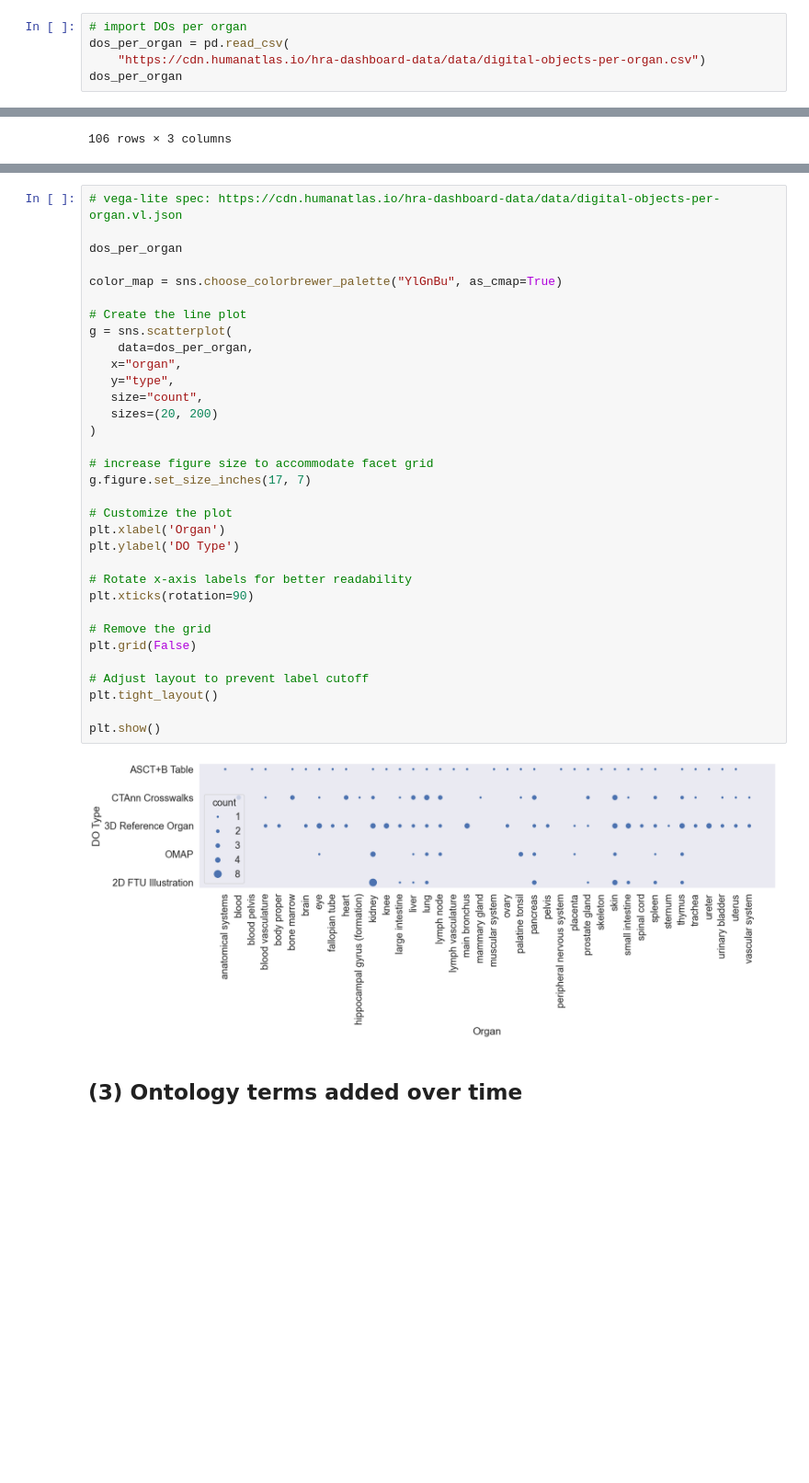
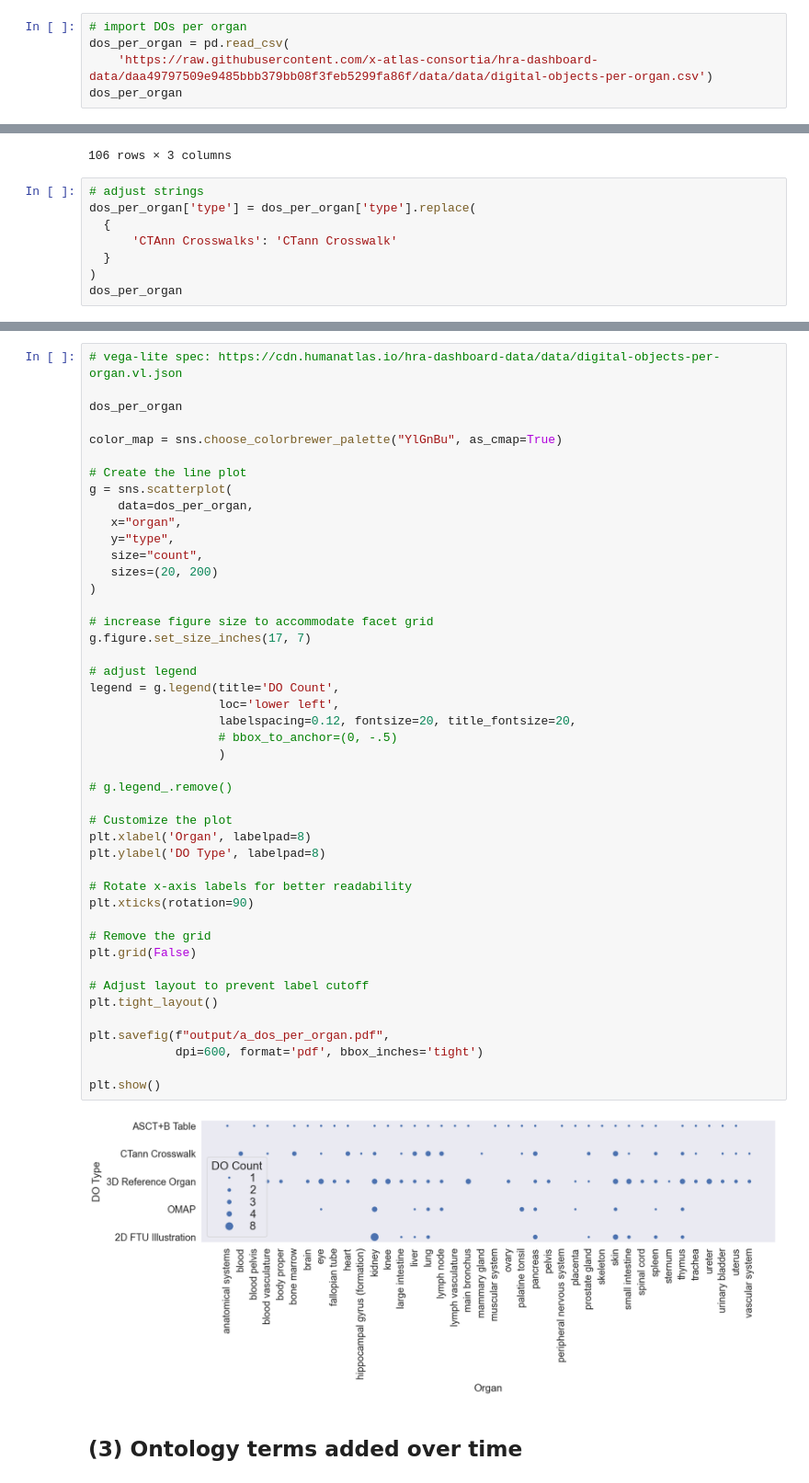
Before and after one commit to cns-iu/hra-kg-supporting-information, a Jupyter notebook: notebooks/hra-kg-technical-validation.ipynb, the cells around one changed output, grey strips where cells are left out. Shown at 92% size. Cells and saved outputs as stored; diff of their text form; blank space fills up the shorter version.

```diff
--- a/notebooks/hra-kg-technical-validation.ipynb
+++ b/notebooks/hra-kg-technical-validation.ipynb
@@ -237,7 +254,7 @@ plt.show()
 # %%
 # import DOs per organ
 dos_per_organ = pd.read_csv(
-    "https://cdn.humanatlas.io/hra-dashboard-data/data/digital-objects-per-organ.csv")
+    'https://raw.githubusercontent.com/x-atlas-consortia/hra-dashboard-data/daa49797509e9485bbb379bb08f3feb5299fa86f/data/data/digital-objects-per-organ.csv')
 dos_per_organ
 # %% [output]
 |  | organ | type | count |
@@ -253,3 +270,11 @@ dos_per_organ
 | 104 | vascular system | CTAnn Crosswalks | 1 |
 | 105 | vascular system | 3D Reference Organ | 2 |
 106 rows × 3 columns
+# %%
+# adjust strings
+dos_per_organ['type'] = dos_per_organ['type'].replace(
+  {
+      'CTAnn Crosswalks': 'CTann Crosswalk'
+  }
+)
+dos_per_organ
@@ -258,36 +297,48 @@ dos_per_organ
 
 dos_per_organ
 
 color_map = sns.choose_colorbrewer_palette("YlGnBu", as_cmap=True)
 
 # Create the line plot
 g = sns.scatterplot(
     data=dos_per_organ,
    x="organ",
    y="type",
    size="count",
    sizes=(20, 200)
 )
 
 # increase figure size to accommodate facet grid
 g.figure.set_size_inches(17, 7)
 
+# adjust legend
+legend = g.legend(title='DO Count',
+                  loc='lower left',
+                  labelspacing=0.12, fontsize=20, title_fontsize=20,
+                  # bbox_to_anchor=(0, -.5)
+                  )
+
+# g.legend_.remove()
+
 # Customize the plot
-plt.xlabel('Organ')
-plt.ylabel('DO Type')
+plt.xlabel('Organ', labelpad=8)
+plt.ylabel('DO Type', labelpad=8)
 
 # Rotate x-axis labels for better readability
 plt.xticks(rotation=90)
 
 # Remove the grid
 plt.grid(False)
 
 # Adjust layout to prevent label cutoff
 plt.tight_layout()
 
+plt.savefig(f"output/a_dos_per_organ.pdf",
+            dpi=600, format='pdf', bbox_inches='tight')
+
 plt.show()
 # %% [output]
-[figure, old version]
+[figure, new version]
 # %% [markdown]
 ## (3) Ontology terms added over time
 # %%
```
Also changed, not shown: parts of 23 cells of this notebook, 4 other files.
